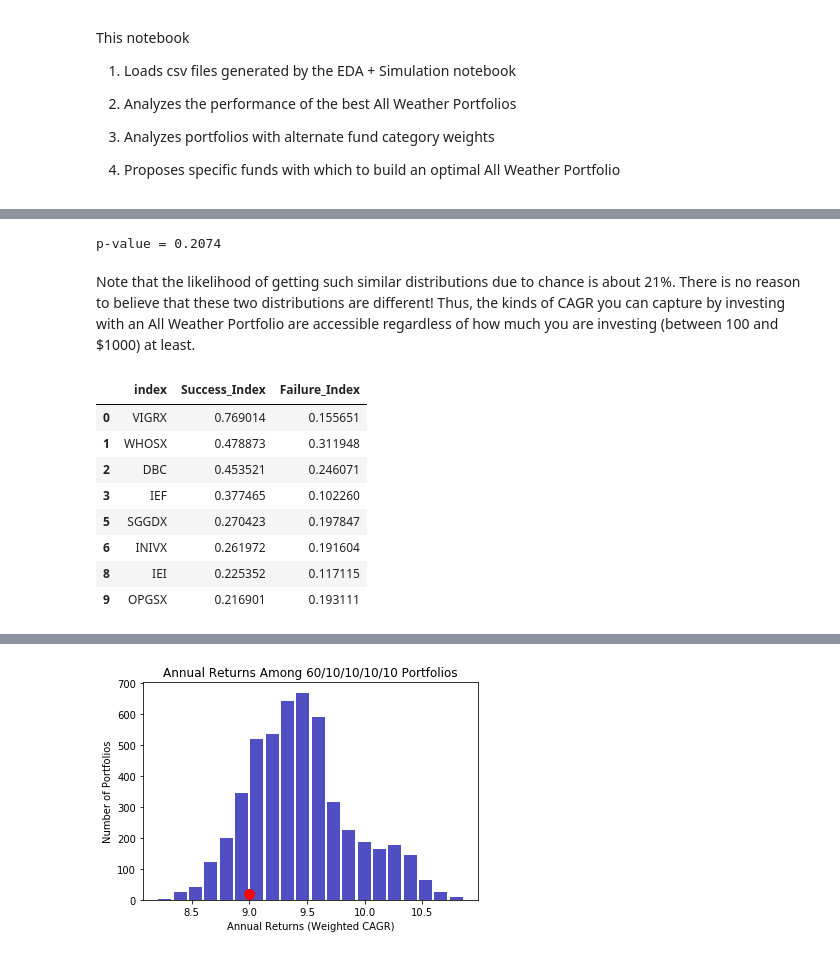
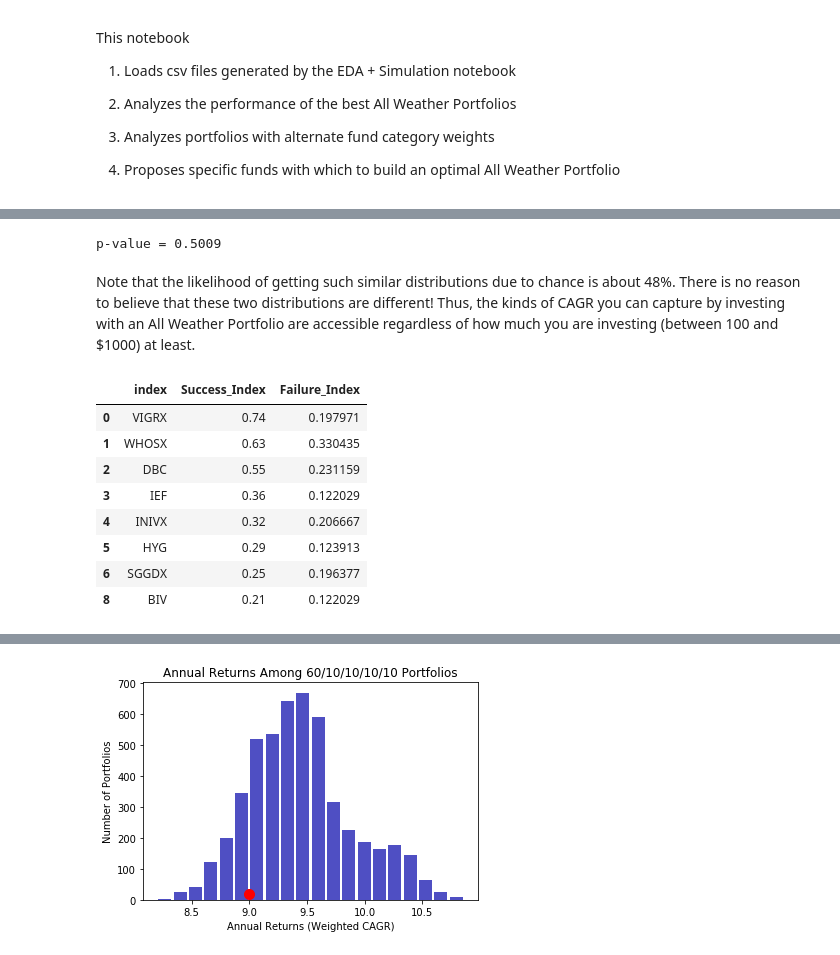
Before and after one commit to sdonahue0132/Capstone-1, a Jupyter notebook: EDA Simulation Statistics.ipynb, the cells around one changed output, grey strips where cells are left out. Drawn from its saved outputs; the diff is of its cells as text; code cells hidden in the pictures.

```diff
--- a/EDA Simulation Statistics.ipynb
+++ b/EDA Simulation Statistics.ipynb
@@ -102,14 +102,14 @@ Text(0.5,1,'Density of All Weather Portfolios')
 # Is there a statistically significant difference in the distribution of returns when you invest $100 per pay period
 # versus $1000 per pay period?  Let's do a boot strap hypothesis test with the two distributions.
 
-data_set = pd.read_csv('csv_files/5000_all_weather_portfolios.csv')
+data_set = pd.read_csv('csv_files/7000_all_weather_portfolios.csv')
 data_set = data_set[['Portfolio', 'Weeks_until_Rebalance', 'Biweekly_Contribution', 'Worst_Year',
                    'Best_Year', 'Estimated_Annual_Return', 'Typical_Returns']]
 data_set = data_set.sort_values(['Estimated_Annual_Return', 'Biweekly_Contribution', 'Worst_Year'],
                                 ascending = [False, True, True])
 
-invest_100 = data_set.loc[data_set['Biweekly_Contribution'] == 100]
-invest_1000 = data_set.loc[data_set['Biweekly_Contribution'] == 1000]
+invest_100 = data_set.loc[data_set['Biweekly_Contribution'] == 500]
+invest_1000 = data_set.loc[data_set['Biweekly_Contribution'] == 500]
 
 returns_100 = invest_100.loc[:, 'Estimated_Annual_Return'].values
 returns_1000 = invest_1000.loc[:, 'Estimated_Annual_Return'].values
@@ -156,57 +156,57 @@ p = np.sum(bs_replicates >= np.mean(returns_100) - np.mean(returns_1000)) \
             / len(bs_replicates)
 print('p-value =', p)
 # %% [output]
-p-value = 0.2074
+p-value = 0.5009
 # %% [markdown]
-Note that the likelihood of getting such similar distributions due to chance is about 21%.  There is no reason to
+Note that the likelihood of getting such similar distributions due to chance is about 48%.  There is no reason to
 believe that these two distributions are different!  Thus, the kinds of CAGR you can capture by investing
 with an All Weather Portfolio are accessible regardless of how much you are investing (between 100 and $1000) at least.
 # %%
 # This Cell explores the likelihood of an individual fund's presence in an AW portfolio and the likelihood
 # of that portfolio having over 9% return vs the likelihood of it occurring in a portfolio with performance under 9%
 
-over_9_df = data_set[data_set['Estimated_Annual_Return'] > 9]
-under_9_df = data_set[data_set['Estimated_Annual_Return'] <= 9]
+over_9_df = data_set[data_set['Estimated_Annual_Return'] > 13]
+under_9_df = data_set[data_set['Estimated_Annual_Return'] <= 13]
 master_list = pd.DataFrame()
 
 for j in range(over_9_df.shape[0]):
     funds = over_9_df.reset_index()['Portfolio']
     listed = funds[j].replace("'", "").replace(' ','').split(',')
     master_list = master_list.append(listed)
 
 master_list.columns = ['Success_Index']
 summary_over_9 = master_list['Success_Index'].value_counts()
 
 master_list = pd.DataFrame()
 for j in range(under_9_df.shape[0]):
     funds = under_9_df.reset_index()['Portfolio']
     listed = funds[j].replace("'", "").replace(' ','').split(',')
     master_list = master_list.append(listed)
 
 master_list.columns = ['Failure_Index']
 summary_under_9 = master_list['Failure_Index'].value_counts()
 
 df_over_9 = summary_over_9.reset_index()
 df_over_9['Success_Index'] = df_over_9['Success_Index']/over_9_df.shape[0]
 
 df_under_9 = summary_under_9.reset_index()
 df_under_9['Failure_Index'] = df_under_9['Failure_Index']/under_9_df.shape[0]
 
 comparison_df = df_over_9.merge(df_under_9, how = 'outer', left_on = 'index', right_on = 'index')
 comparison_df
 
 recommended_funds = comparison_df[comparison_df['Success_Index'] > comparison_df['Failure_Index']]
 recommended_funds
 # %% [output]
 |  | index | Success_Index | Failure_Index |
-| 0 | VIGRX | 0.769014 | 0.155651 |
-| 1 | WHOSX | 0.478873 | 0.311948 |
-| 2 | DBC | 0.453521 | 0.246071 |
-| 3 | IEF | 0.377465 | 0.102260 |
-| 5 | SGGDX | 0.270423 | 0.197847 |
-| 6 | INIVX | 0.261972 | 0.191604 |
-| 8 | IEI | 0.225352 | 0.117115 |
-| 9 | OPGSX | 0.216901 | 0.193111 |
+| 0 | VIGRX | 0.74 | 0.197971 |
+| 1 | WHOSX | 0.63 | 0.330435 |
+| 2 | DBC | 0.55 | 0.231159 |
+| 3 | IEF | 0.36 | 0.122029 |
+| 4 | INIVX | 0.32 | 0.206667 |
+| 5 | HYG | 0.29 | 0.123913 |
+| 6 | SGGDX | 0.25 | 0.196377 |
+| 8 | BIV | 0.21 | 0.122029 |
 # %%
 recommendation = "'VIGRX', 'IEF', 'WHOSX', 'SGGDX', 'DBC'"
 
```
Also changed, not shown: parts of 5 cells of this notebook, 2 other files.
